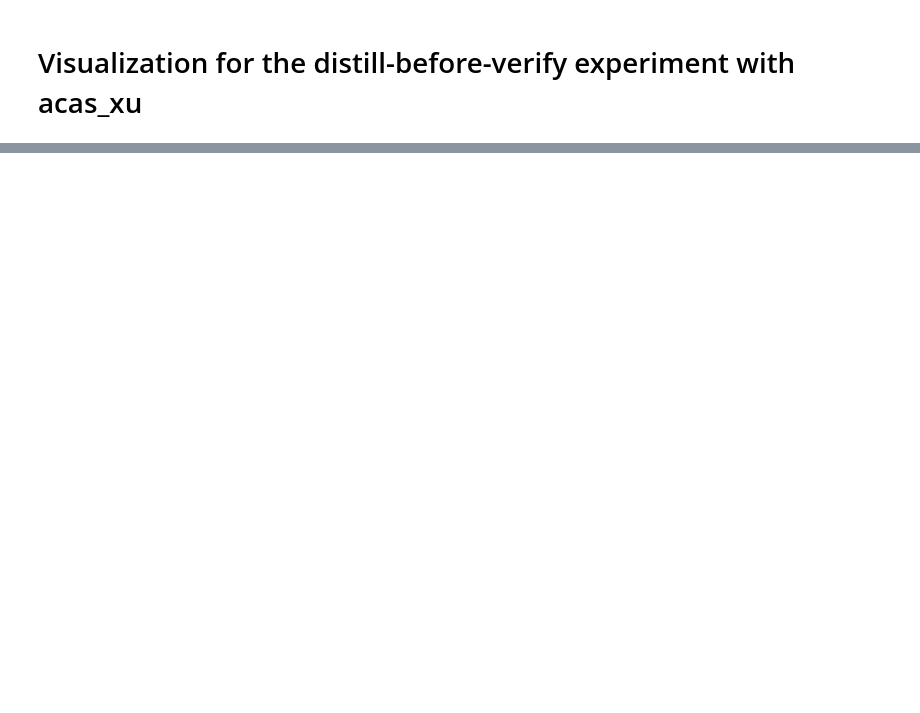
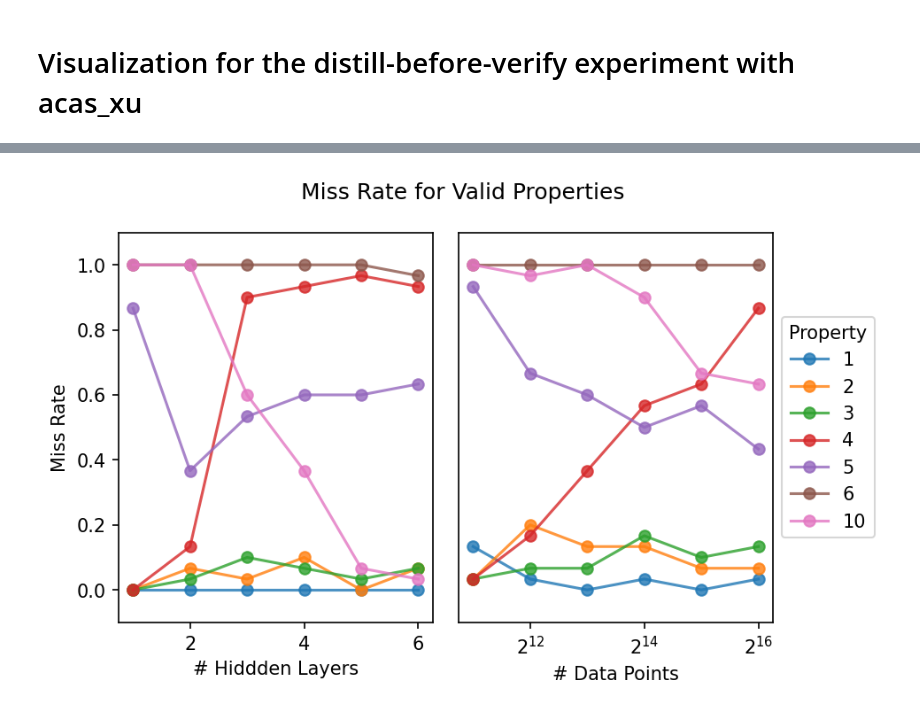
Before and after one commit to jordanperr/masters-thesis, a Jupyter notebook: notebooks/thesis_figures/acasxu-experiment-visualization.ipynb, the cells around one changed output, grey strips where cells are left out. Saved outputs shown, nothing was run; the diff lists cells and outputs as text; code cells hidden in the pictures; blank space fills up the shorter version.

```diff
--- a/notebooks/thesis_figures/acasxu-experiment-visualization.ipynb
+++ b/notebooks/thesis_figures/acasxu-experiment-visualization.ipynb
@@ -477,0 +186,74 @@ Name: val_categorical_accuracy, dtype: float64
+# %%
+# results, results_teacher
+# all properties should be satisfied
+# Miss rate:
+
+plt.figure(figsize=(6.5,4), dpi=150, tight_layout=True)
+plt.subplot(1,2,1)
+
+for property in range(1,11):
+    # print(f"Property {property}")
+    # print("Teacher Network")
+    # print(depth_results_teacher[f'prop.{property}.result'].value_counts())
+
+    count_results = depth_results_teacher[f'prop.{property}.result'].value_counts()
+    count_results = count_results.reindex(["holds", "violated", "error"]).fillna(0)
+    # print(count_results)
+    teacher_miss_rate = count_results["violated"] / (count_results["violated"] + count_results["holds"])
+    # print(f"Teacher Miss Rate for Property {property} = {teacher_miss_rate}")
+
+    # print(f"Property {property}")
+    # print("Student Network")
+    # print(depth_results[f'prop.{property}.result'].value_counts())
+
+    count_results = depth_results.groupby("num_hidden_layers")[f'prop.{property}.result'].value_counts()
+    count_results = count_results.unstack().reindex(["holds", "violated", "error"], axis=1).fillna(0)
+    student_miss_rate = count_results["violated"]/(count_results["violated"]+count_results["holds"])
+
+    if depth_results_teacher[f'prop.{property}.result'][0]=="holds":
+        plt.plot(student_miss_rate, label=f"{property}", marker="o", alpha=0.8)
+
+plt.ylabel("Miss Rate")
+plt.gca().set_ylim(-0.1,1.1)
+plt.xlabel("# Hiddden Layers")
+#plt.title("Miss Rate for Properties by Depth")
+
+
+plt.subplot(1,2,2)
+for property in range(1,11):
+    # print(f"Property {property}")
+    # print("Teacher Network")
+    # print(ndata_results_teacher[f'prop.{property}.result'].value_counts())
+
+    count_results = ndata_results_teacher[f'prop.{property}.result'].value_counts()
+    count_results = count_results.reindex(["holds", "violated", "error"]).fillna(0)
+    # print(count_results)
+    teacher_miss_rate = count_results["violated"] / (count_results["violated"] + count_results["holds"])
+    # print(f"Teacher Miss Rate for Property {property} = {teacher_miss_rate}")
+
+    # print(f"Property {property}")
+    # print("Student Network")
+    # print(ndata_results[f'prop.{property}.result'].value_counts())
+
+    count_results = ndata_results.groupby("n_synthetic_data_points")[f'prop.{property}.result'].value_counts()
+    count_results = count_results.unstack().reindex(["holds", "violated", "error"], axis=1).fillna(0)
+    student_miss_rate = count_results["violated"]/(count_results["violated"]+count_results["holds"])
+
+    if ndata_results_teacher[f'prop.{property}.result'][0]=="holds":
+        plt.plot(student_miss_rate, label=f"{property}", marker="o", alpha=0.8)
+
+    plt.xscale("log", base=2)
+
+plt.legend(loc="center left", bbox_to_anchor=(1, .5), title='Property')
+plt.gca().get_yaxis().set_visible(False)
+plt.gca().set_ylim(-0.1,1.1)
+plt.ylabel("Miss Rate")
+plt.xlabel("# Data Points")
+#plt.title("Miss Rate for Properties by # Data Points")
+
+plt.suptitle("Miss Rate for Valid Properties")
+
+plt.savefig("acasxu_experiment_property_miss_rate.pdf")
+plt.show()
+# %% [output]
+[figure, added]
```
Also changed, not shown: parts of 51 cells of this notebook, 8 other files.
